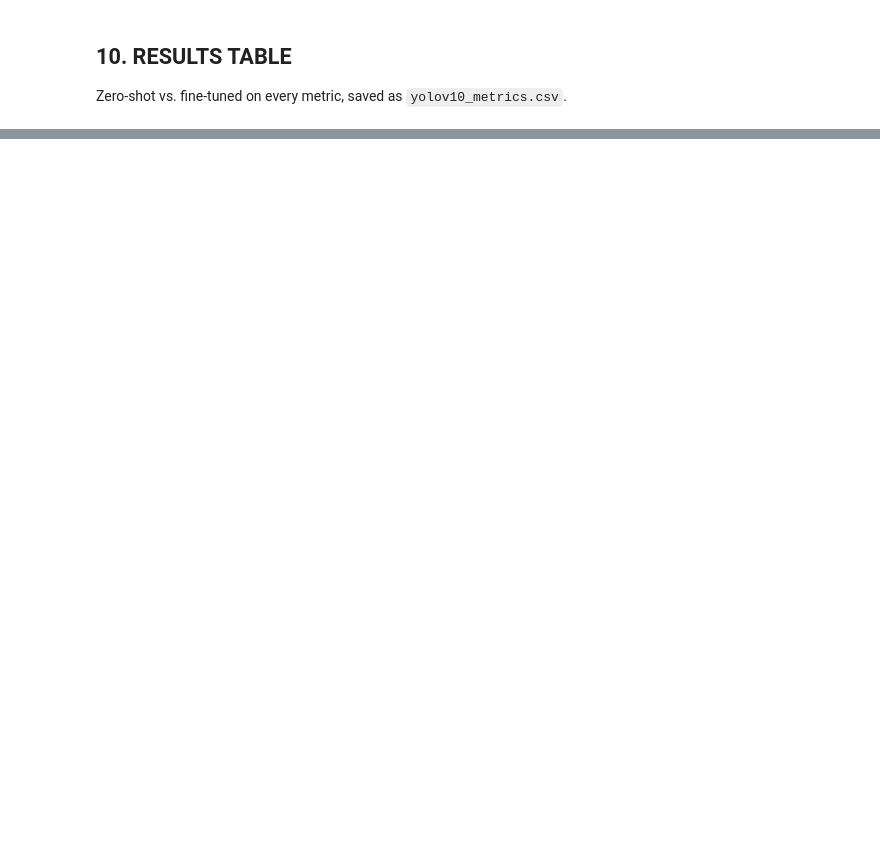
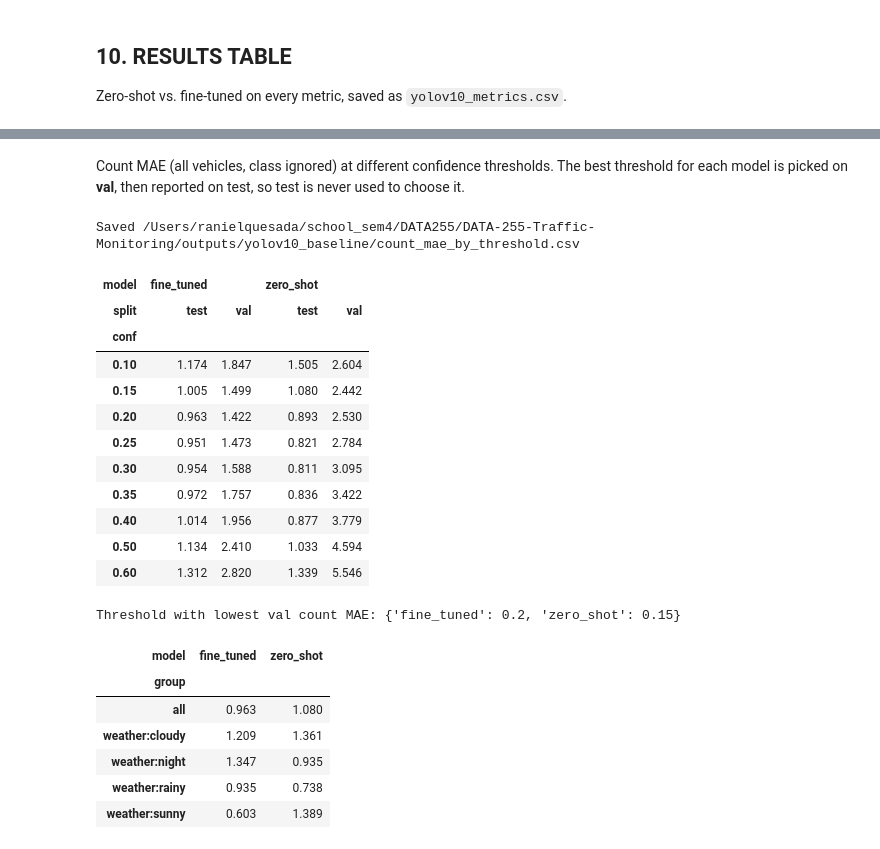
Before and after one commit to rajain08/DATA-255-Traffic-Monitoring, a Jupyter notebook: notebooks/yolov10_baseline.ipynb, the cells around one changed output, grey strips where cells are left out. Cells and saved outputs as stored; diff of their text form; code cells hidden in the pictures; blank space fills up the shorter version.

```diff
--- a/notebooks/yolov10_baseline.ipynb
+++ b/notebooks/yolov10_baseline.ipynb
@@ -588,0 +668,59 @@ Saved /content/drive/MyDrive/DATA255/outputs/yolov10_baseline/yolov10_metrics.cs
+# %% [markdown]
+Count MAE (all vehicles, class ignored) at different confidence thresholds. The best threshold for each model is picked on **val**, then reported on test, so test is never used to choose it.
+# %%
+THRESHOLDS = [0.1, 0.15, 0.2, 0.25, 0.3, 0.35, 0.4, 0.5, 0.6]
+
+
+def total_count_errors(gt, det, images_df, conf):
+    # Absolute error of the total vehicle count in each image.
+    predicted = det[det['confidence'] >= conf].groupby('image').size()
+    true = gt.groupby('image').size()
+    out = images_df[['image', 'weather']].copy()
+    out['error'] = (out['image'].map(predicted).fillna(0) - out['image'].map(true).fillna(0)).abs()
+    return out
+
+
+runs = {('zero_shot', 'val'): (val_gt, zs_val_det, val_df), ('zero_shot', 'test'): (test_gt, zs_det, test_df),
+        ('fine_tuned', 'val'): (val_gt, val_det, val_df), ('fine_tuned', 'test'): (test_gt, ft_det, test_df)}
+rows = []
+for (model_name, split), (gt, det, images_df) in runs.items():
+    for conf in THRESHOLDS:
+        errors = total_count_errors(gt, det, images_df, conf)
+        rows.append({'model': model_name, 'split': split, 'conf': conf, 'group': 'all', 'count_MAE': errors['error'].mean()})
+        rows += [{'model': model_name, 'split': split, 'conf': conf, 'group': f'weather:{w}', 'count_MAE': e['error'].mean()}
+                 for w, e in errors.groupby('weather')]
+count_by_threshold = pd.DataFrame(rows)
+count_by_threshold.to_csv(OUTPUT_DIR / 'count_mae_by_threshold.csv', index=False)
+print('Saved', OUTPUT_DIR / 'count_mae_by_threshold.csv')
+
+overall = count_by_threshold[count_by_threshold['group'] == 'all']
+display(overall.pivot_table(index='conf', columns=['model', 'split'], values='count_MAE').round(3))
+
+# Pick each model's threshold on val, then report test at that threshold
+best_conf = overall[overall['split'] == 'val'].loc[lambda d: d.groupby('model')['count_MAE'].idxmin()].set_index('model')['conf']
+print('Threshold with lowest val count MAE:', best_conf.to_dict())
+test_rows = count_by_threshold[(count_by_threshold['split'] == 'test')
+                               & (count_by_threshold['conf'] == count_by_threshold['model'].map(best_conf))]
+display(test_rows.pivot_table(index='group', columns='model', values='count_MAE').round(3))
+# %% [output]
+Saved /Users/ranielquesada/school_sem4/DATA255/DATA-255-Traffic-Monitoring/outputs/yolov10_baseline/count_mae_by_threshold.csv
+| model | fine_tuned |  | zero_shot |  |
+| split | test | val | test | val |
+| conf |  |  |  |  |
+| 0.10 | 1.174 | 1.847 | 1.505 | 2.604 |
+| 0.15 | 1.005 | 1.499 | 1.080 | 2.442 |
+| 0.20 | 0.963 | 1.422 | 0.893 | 2.530 |
+| 0.25 | 0.951 | 1.473 | 0.821 | 2.784 |
+| 0.30 | 0.954 | 1.588 | 0.811 | 3.095 |
+| 0.35 | 0.972 | 1.757 | 0.836 | 3.422 |
+| 0.40 | 1.014 | 1.956 | 0.877 | 3.779 |
+| 0.50 | 1.134 | 2.410 | 1.033 | 4.594 |
+| 0.60 | 1.312 | 2.820 | 1.339 | 5.546 |
+Threshold with lowest val count MAE: {'fine_tuned': 0.2, 'zero_shot': 0.15}
+| model | fine_tuned | zero_shot |
+| group |  |  |
+| all | 0.963 | 1.080 |
+| weather:cloudy | 1.209 | 1.361 |
+| weather:night | 1.347 | 0.935 |
+| weather:rainy | 0.935 | 0.738 |
+| weather:sunny | 0.603 | 1.389 |
```
Also changed, not shown: parts of 16 cells of this notebook.
